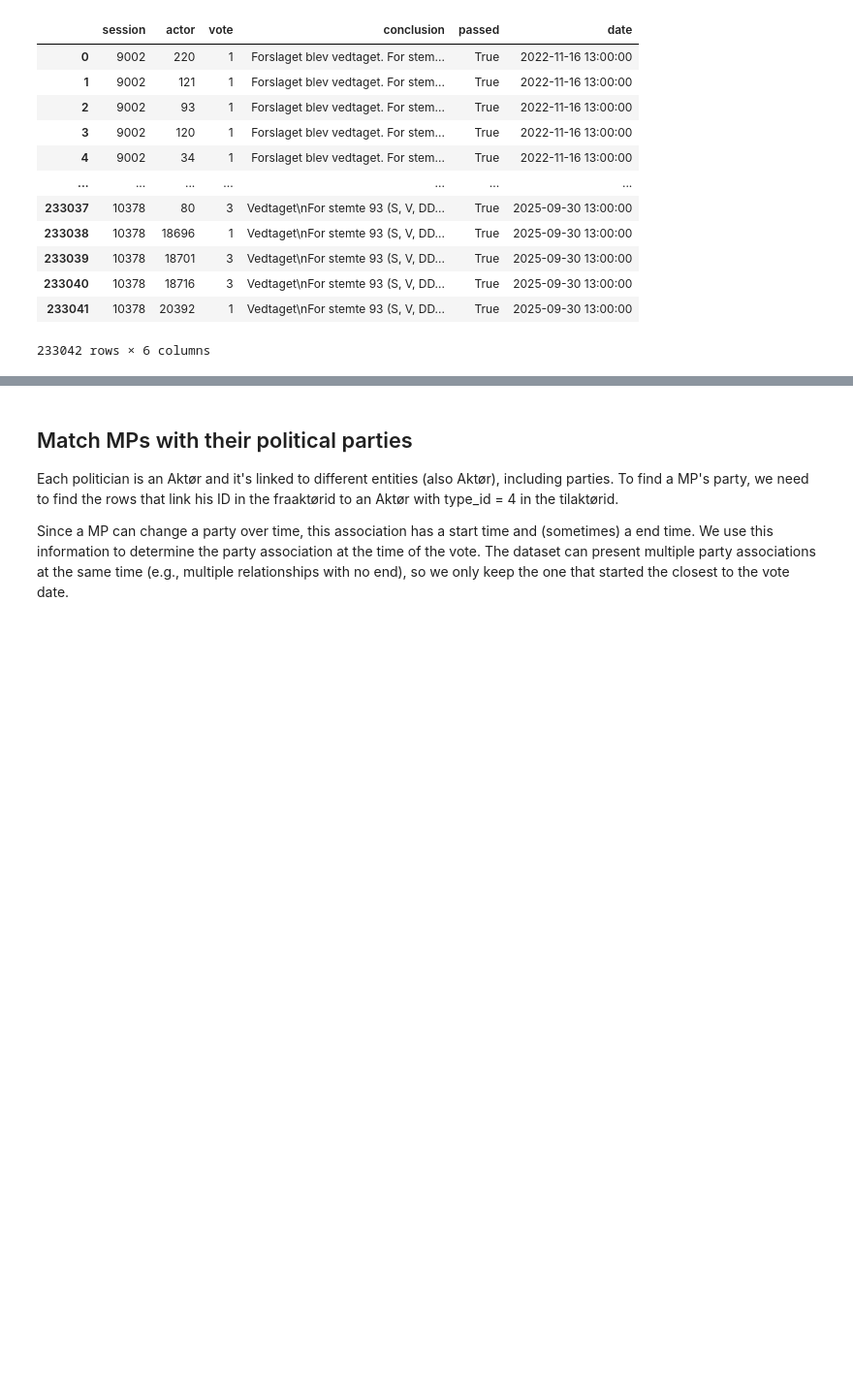
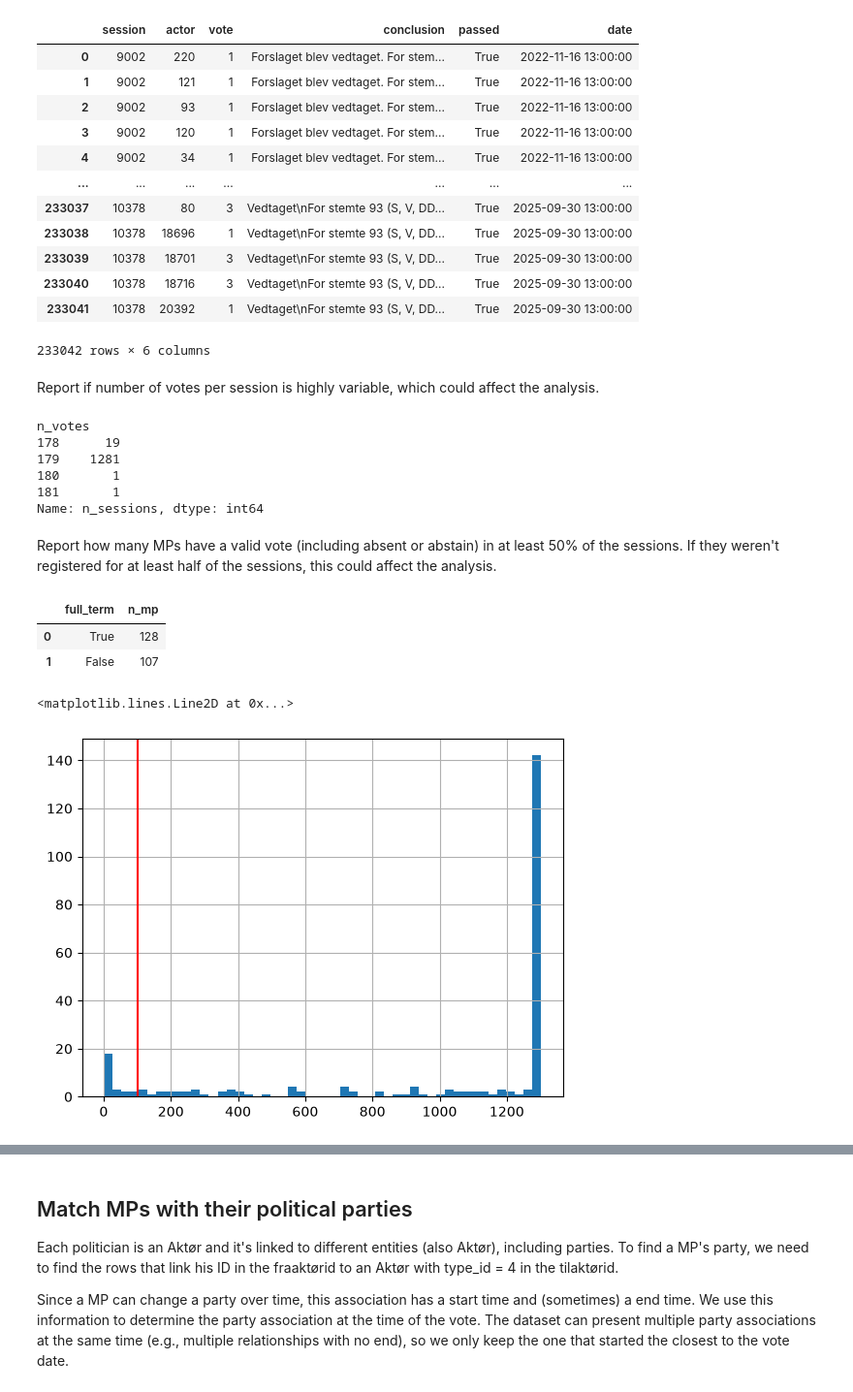
Before and after one commit to BalducciFrancesco/02807-danish-parliament-mavericks, a Jupyter notebook: data/retrieve.ipynb, the cells around one changed output, grey strips where cells are left out. Shown at 97% size. Drawn from its saved outputs; the diff is of its cells as text; code cells hidden in the pictures; blank space fills up the shorter version.

```diff
--- a/data/retrieve.ipynb
+++ b/data/retrieve.ipynb
@@ -102,3 +102,41 @@ df
 | 233040 | 10378 | 18716 | 3 | Vedtaget\nFor stemte 93 (S, V, DD... | True | 2025-09-30 13:00:00 |
 | 233041 | 10378 | 20392 | 1 | Vedtaget\nFor stemte 93 (S, V, DD... | True | 2025-09-30 13:00:00 |
 233042 rows × 6 columns
+# %% [markdown]
+Report if number of votes per session is highly variable, which could affect the analysis.
+# %%
+(df.groupby("session")
+    .size()
+    .value_counts()
+    .sort_index()
+    .rename_axis("n_votes")
+    .rename("n_sessions"))
+# %% [output]
+n_votes
+178      19
+179    1281
+180       1
+181       1
+Name: n_sessions, dtype: int64
+# %% [markdown]
+Report how many MPs have a valid vote (including absent or abstain) in at least 50% of the sessions. If they weren't registered for at least half of the sessions, this could affect the analysis.
+# %%
+(df.groupby("actor")["session"]
+    .nunique()
+    .pipe(lambda s: s == s.max())
+    .value_counts()
+    .rename_axis("full_term")
+    .rename("n_mp")
+    .reset_index())
+# %% [output]
+|  | full_term | n_mp |
+| 0 | True | 128 |
+| 1 | False | 107 |
+# %%
+(df.groupby("actor")["session"]
+    .nunique()
+    .hist(bins=50))
+plt.axvline(100, color="red")
+# %% [output]
+<matplotlib.lines.Line2D at 0x...>
+[figure, added]
```
Also changed, not shown: parts of 5 cells of this notebook, 1 other file.
